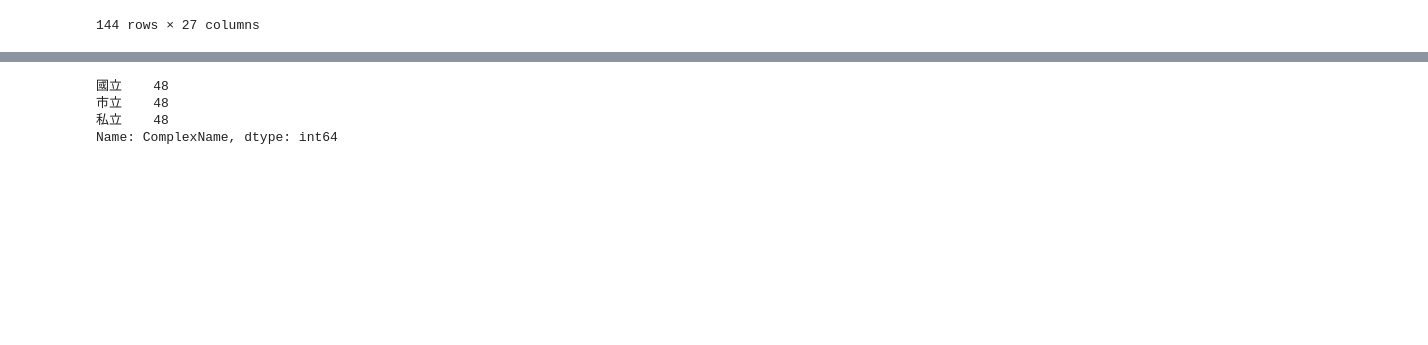
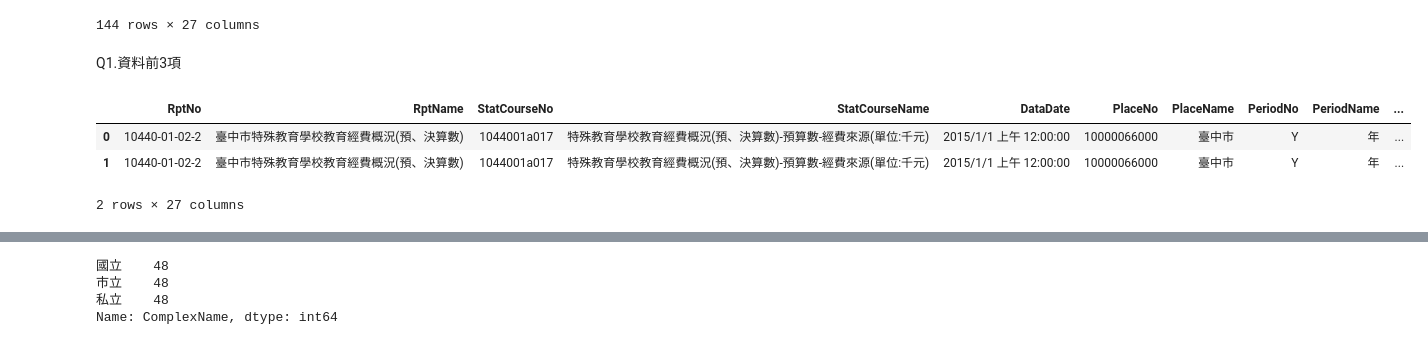
Before and after one commit to emeraldChung/LAT, a Jupyter notebook: HW1 week3.ipynb, the cells around one changed output, grey strips where cells are left out. Saved outputs shown, nothing was run; the diff lists cells and outputs as text; code cells hidden in the pictures; blank space fills up the shorter version.

```diff
--- a/HW1 week3.ipynb
+++ b/HW1 week3.ipynb
@@ -24,3 +24,12 @@ data
 | 142 | 10440-01-02-2 | 臺中市特殊教育學校教育經費概況(預、決算數) | 1044001a020 | 特殊教育學校教育經費概況(預、決算數)-決算數-經費支出(單位:千元) | 2018/1/1 上午 12:00:00 | 10000066000 | 臺中市 | Y | 年 | ... |
 | 143 | 10440-01-02-2 | 臺中市特殊教育學校教育經費概況(預、決算數) | 1044001a020 | 特殊教育學校教育經費概況(預、決算數)-決算數-經費支出(單位:千元) | 2018/1/1 上午 12:00:00 | 10000066000 | 臺中市 | Y | 年 | ... |
 144 rows × 27 columns
+# %% [markdown]
+Q1.資料前3項
+# %%
+data.head(2)
+# %% [output]
+|  | RptNo | RptName | StatCourseNo | StatCourseName | DataDate | PlaceNo | PlaceName | PeriodNo | PeriodName | ... |
+| 0 | 10440-01-02-2 | 臺中市特殊教育學校教育經費概況(預、決算數) | 1044001a017 | 特殊教育學校教育經費概況(預、決算數)-預算數-經費來源(單位:千元) | 2015/1/1 上午 12:00:00 | 10000066000 | 臺中市 | Y | 年 | ... |
+| 1 | 10440-01-02-2 | 臺中市特殊教育學校教育經費概況(預、決算數) | 1044001a017 | 特殊教育學校教育經費概況(預、決算數)-預算數-經費來源(單位:千元) | 2015/1/1 上午 12:00:00 | 10000066000 | 臺中市 | Y | 年 | ... |
+2 rows × 27 columns
```
Also changed, not shown: parts of 8 cells of this notebook.
